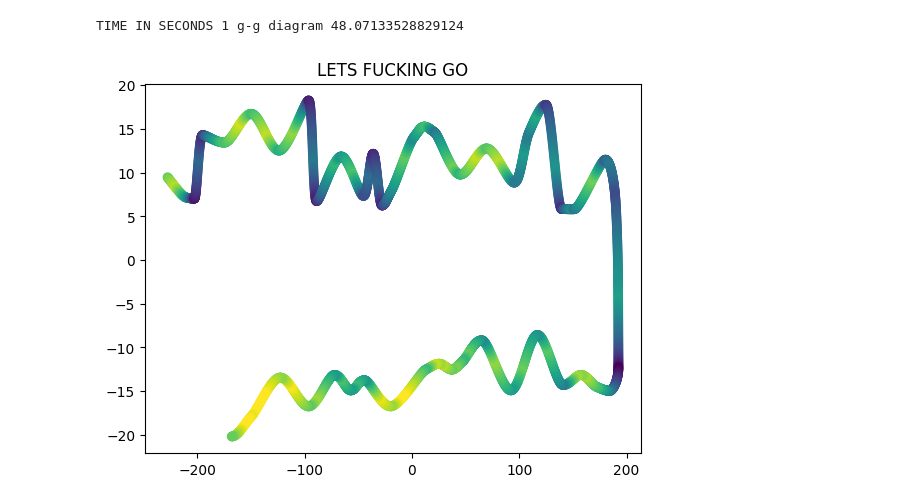
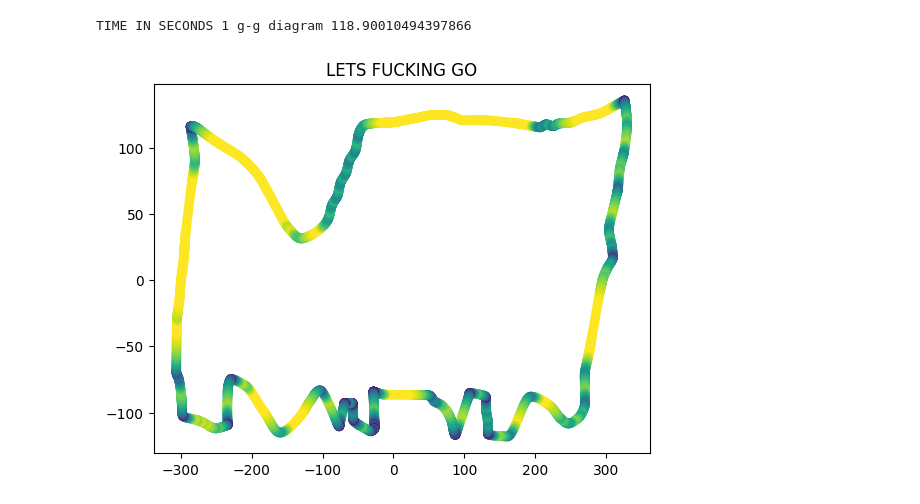
Before and after one commit to LonghornRacingElectric/jomama_lapsim, a Jupyter notebook: results/lapsim_analysis.ipynb, the cells around one changed output. Saved outputs shown, nothing was run; the diff lists cells and outputs as text; code cells hidden in the pictures.

```diff
--- a/results/lapsim_analysis.ipynb
+++ b/results/lapsim_analysis.ipynb
@@ -1,15 +1,15 @@
 # %%
 import pandas as pd
 import matplotlib.pyplot as plt
 import seaborn as sns
 
 df2 = pd.read_csv("endurance_michigan_2019-easy_driver.csv")
-plt.scatter(x=df["x"],y=df["y"], c=df["vel"]/70, cmap="viridis")
+plt.scatter(x=df2["x"],y=df2["y"], c=df2["vel"]/70, cmap="viridis")
 plt.title("LETS FUCKING GO")
 # sns.set_style("whitegrid")
 # pal = sns.color_palette("Reds", as_cmap=True)
 # sns.relplot(data=df, x="x", y="y", hue="vel", palette="RdYlBu") #, palette="dark:viridis") #, palette="viridis") # kind="line")
-print("TIME IN SECONDS 1 g-g diagram",df.loc[df.shape[0]-1, "time"])
+print("TIME IN SECONDS 1 g-g diagram",df2.loc[df2.shape[0]-1, "time"])
 # %% [output]
-TIME IN SECONDS 1 g-g diagram 48.07133528829124
+TIME IN SECONDS 1 g-g diagram 118.90010494397866
-[figure, old version]
+[figure, new version]
```
Also changed, not shown: parts of 7 cells of this notebook, 9 other files.
